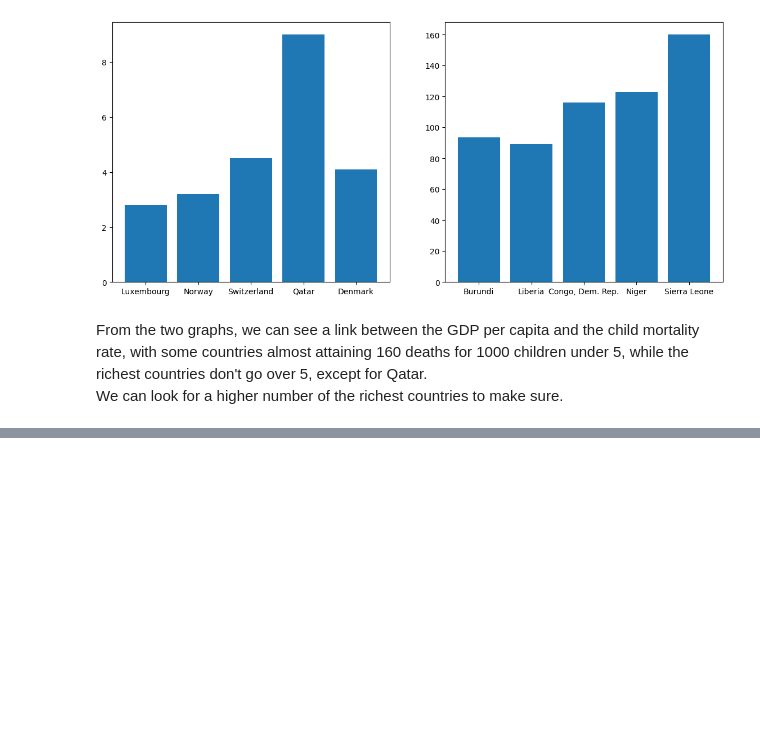
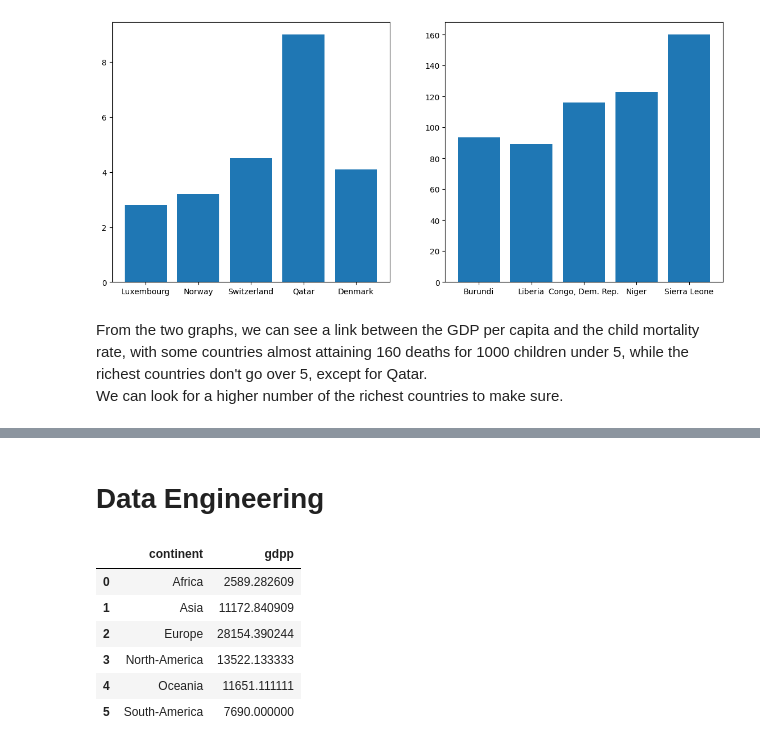
Before and after one commit to Clement733/Global-Aid-Assessment-and-Continent-Classification, a Jupyter notebook: project.ipynb, the cells around one changed output, grey strips where cells are left out. Drawn from its saved outputs; the diff is of its cells as text; code cells hidden in the pictures; blank space fills up the shorter version.

```diff
--- a/project.ipynb
+++ b/project.ipynb
@@ -144 +145,3 @@ px.bar(df.sort_values('child_mort', ascending=False), x=df.sort_values('child_mo
 <Figure size 1500x800 with 0 Axes>
+# %% [markdown]
+# Data Engineering
@@ -144,0 +181,11 @@ px.bar(df.sort_values('child_mort', ascending=False), x=df.sort_values('child_mo
+# %%
+sum_value = df.groupby('continent')['gdpp'].mean().reset_index()
+sum_value
+# %% [output]
+|  | continent | gdpp |
+| 0 | Africa | 2589.282609 |
+| 1 | Asia | 11172.840909 |
+| 2 | Europe | 28154.390244 |
+| 3 | North-America | 13522.133333 |
+| 4 | Oceania | 11651.111111 |
+| 5 | South-America | 7690.000000 |
```
Also changed, not shown: parts of 7 cells of this notebook, 1 other file.
